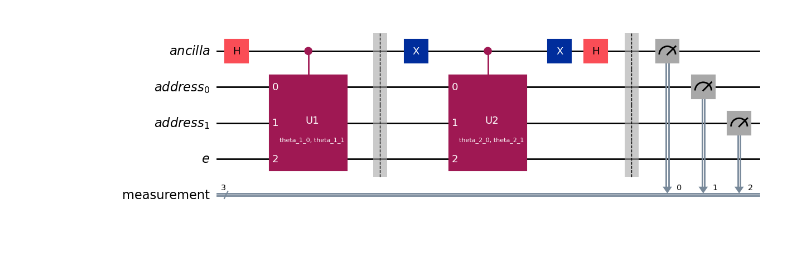
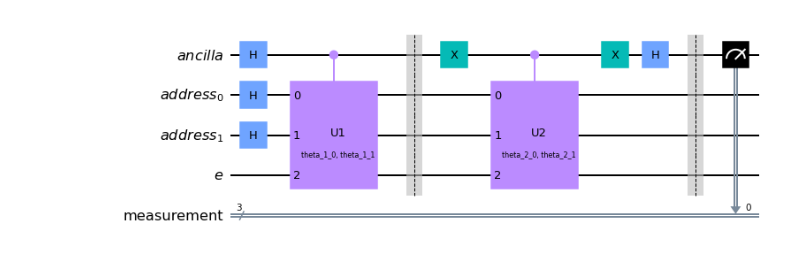
Before and after one commit to acaen007/QuantumPQC, a Jupyter notebook: fQCE.ipynb, the cells around one changed output. Saved outputs shown, nothing was run; the diff lists cells and outputs as text; code cells hidden in the pictures.

Commit message:
new circuit code

```diff
--- a/fQCE.ipynb
+++ b/fQCE.ipynb
@@ -50,7 +49,7 @@ from qiskit.circuit.library import XGate  # Create QuantumRegisters
 num_ancilla_qubits = 1
 num_address_qubits = 2
 num_embedding_qubits = 1
-qreg_ancilla = QuantumRegister(num_ancilla_qubits, name='ancilla')
+q_reg_ancilla = QuantumRegister(num_ancilla_qubits, name='ancilla')
 q_reg_address = QuantumRegister(num_address_qubits, name='address')
 q_reg_embedding = QuantumRegister(num_embedding_qubits, name='e')
 
@@ -58,45 +57,46 @@ q_reg_embedding = QuantumRegister(num_embedding_qubits, name='e')
 cr_measurement = ClassicalRegister(num_ancilla_qubits + num_address_qubits, name='measurement')
 
 # Create QuantumCircuit
-qc = QuantumCircuit(qreg_ancilla, q_reg_address, q_reg_embedding, cr_measurement)
+qc = QuantumCircuit(q_reg_ancilla, q_reg_address, q_reg_embedding, cr_measurement)
 
 # Apply Hadamard gate to all ancilla qubits
-qc.h(qreg_ancilla[:])
+qc.h(q_reg_ancilla[:])
+qc.h(q_reg_address[:])
 
 # cx gate between ancilla and all address qubits
 
 
 
 # qc.cx(qreg_ancilla[:], q_reg_address[:] + q_reg_embedding[:])
 
 # Append your custom u1 and u2 instructions to the circuit
-qc.append(u1_gate, qreg_ancilla[:] + q_reg_address[:] + q_reg_embedding[:])
+qc.append(u1_gate, q_reg_ancilla[:] + q_reg_address[:] + q_reg_embedding[:])
 
 # qc.ccx(qreg_ancilla[:], q_reg_address[:] + q_reg_embedding[:])
 
 # anti_gate = XGate.control(ctrl_state='0', annotated='x')
 # circuit.append(anti_gate, [qreg_ancilla[:], q_reg_address[:] + q_reg_embedding[:]])
 qc.barrier()
 # negative control workaround ?
 # x cx x
 # qc.x(qreg_ancilla[:])
 # qc.cx(qreg_ancilla[:], q_reg_address[:] + q_reg_embedding[:])
 # qc.x(qreg_ancilla[:])
 # qc.barrier()
 
-qc.x(qreg_ancilla[:])
-qc.append(u2_gate, qreg_ancilla[:] + q_reg_address[:] + q_reg_embedding[:])
-qc.x(qreg_ancilla[:])
+qc.x(q_reg_ancilla[:])
+qc.append(u2_gate, q_reg_ancilla[:] + q_reg_address[:] + q_reg_embedding[:])
+qc.x(q_reg_ancilla[:])
 
 
-qc.h(qreg_ancilla[:])
+qc.h(q_reg_ancilla[:])
 
 qc.barrier()
 
 
-qc.measure(qreg_ancilla[:], cr_measurement[0])
-qc.measure(q_reg_address[:], cr_measurement[1:])
+qc.measure(q_reg_ancilla[:], cr_measurement[0])
+# qc.measure(q_reg_address[:], cr_measurement[1:])
 
 display(qc.draw('mpl'))
 # %% [output]
-[figure, old version]
+[figure, new version]
```
Also changed, not shown: parts of 7 cells of this notebook, 27 other files.
